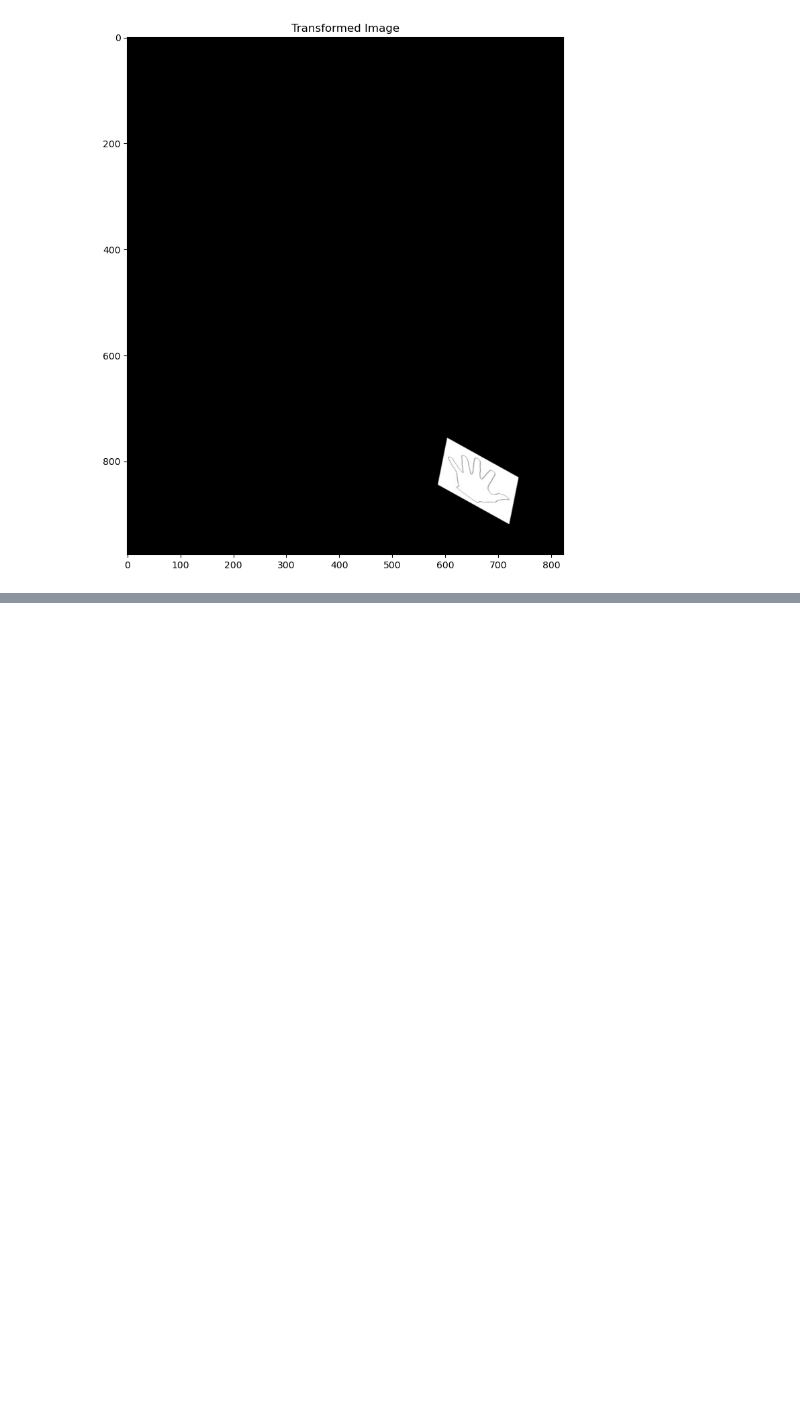
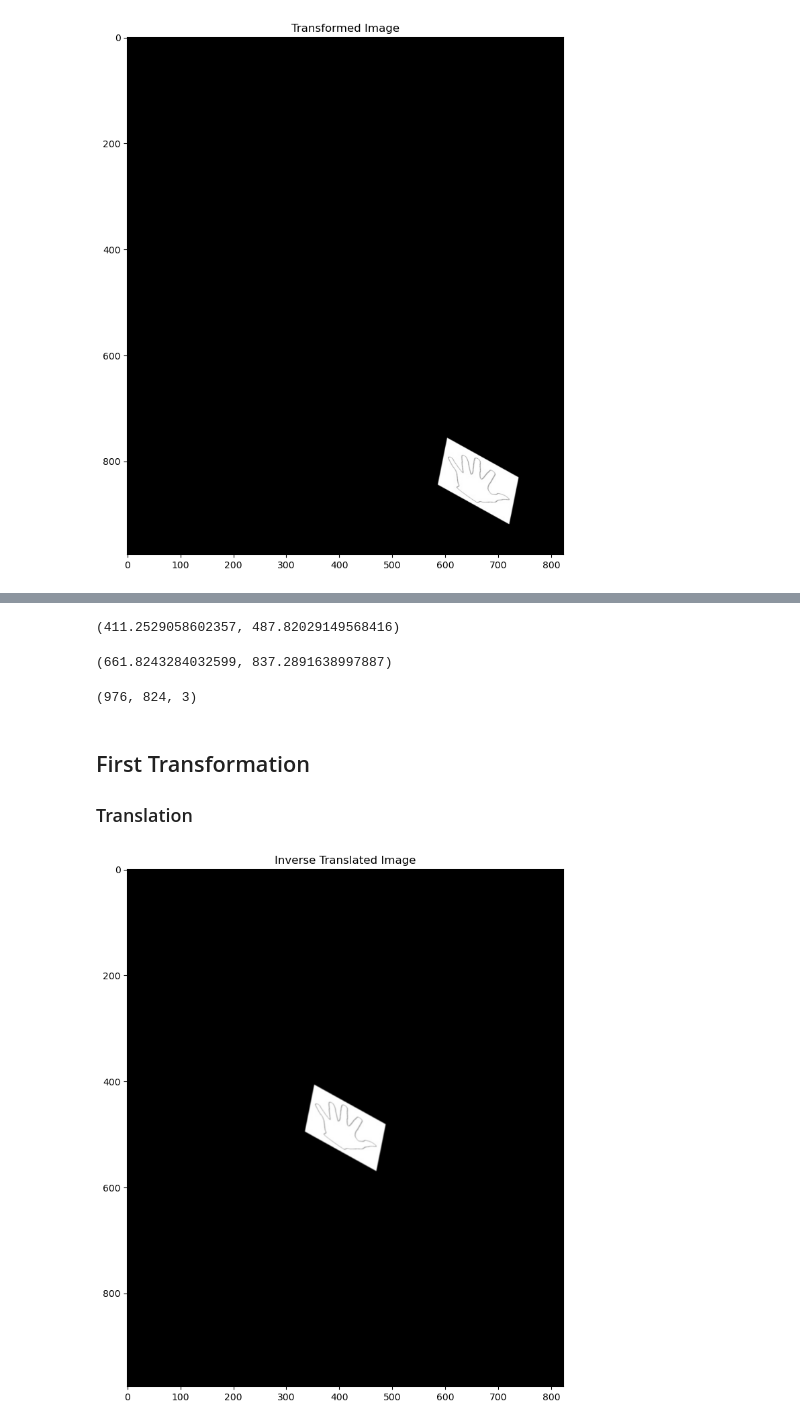
Before and after one commit to aradmehralian/Multi-Media-Projects, a Jupyter notebook: Project2/Q1.ipynb, the cells around one changed output, grey strips where cells are left out. Drawn from its saved outputs; the diff is of its cells as text; code cells hidden in the pictures; blank space fills up the shorter version.

```diff
--- a/Project2/Q1.ipynb
+++ b/Project2/Q1.ipynb
@@ -20,0 +33,42 @@ imshow(transformed_image , "Transformed image")
+# %%
+# Calculate moments of the binary original image
+original_moments = cv2.moments(original_image_binary)
+
+
+# Use the moments to calculate the centroid of original image
+original_centroid_x = original_moments['m10'] / original_moments['m00']
+original_centroid_y = original_moments['m01'] / original_moments['m00']
+
+original_centroid_x, original_centroid_y
+# %% [output]
+(411.2529058602357, 487.82029149568416)
+# %%
+# Calculate moments of the binary transformed image
+transformed_moments = cv2.moments(transformed_image_binary)
+
+# Use the moments to calculate the centroid of transformed image
+transformed_centroid_x = transformed_moments['m10'] / transformed_moments['m00']
+transformed_centroid_y = transformed_moments['m01'] / transformed_moments['m00']
+
+transformed_centroid_x, transformed_centroid_y
+# %% [output]
+(661.8243284032599, 837.2891638997887)
+# %%
+transformed_image.shape
+# %% [output]
+(976, 824, 3)
+# %%
+heigth, width = original_image.shape[0], original_image.shape[1] # storing height and width of image in defined values
+# %% [markdown]
+## First Transformation
+### Translation
+# %%
+delta_x = original_centroid_x - transformed_centroid_x
+delta_y = original_centroid_y - transformed_centroid_y
+
+translation_matrix = np.float32([[1, 0, delta_x], [0, 1, delta_y]])  # going back delta_x pixels in x-axis and delta_y pixels in y-axis
+img_detranslate = cv2.warpAffine(transformed_image, translation_matrix, (width, heigth))
+# %%
+imshow(img_detranslate, "inverse translated image")
+# %% [output]
+[figure, added]
```
Also changed, not shown: parts of 16 cells of this notebook.
